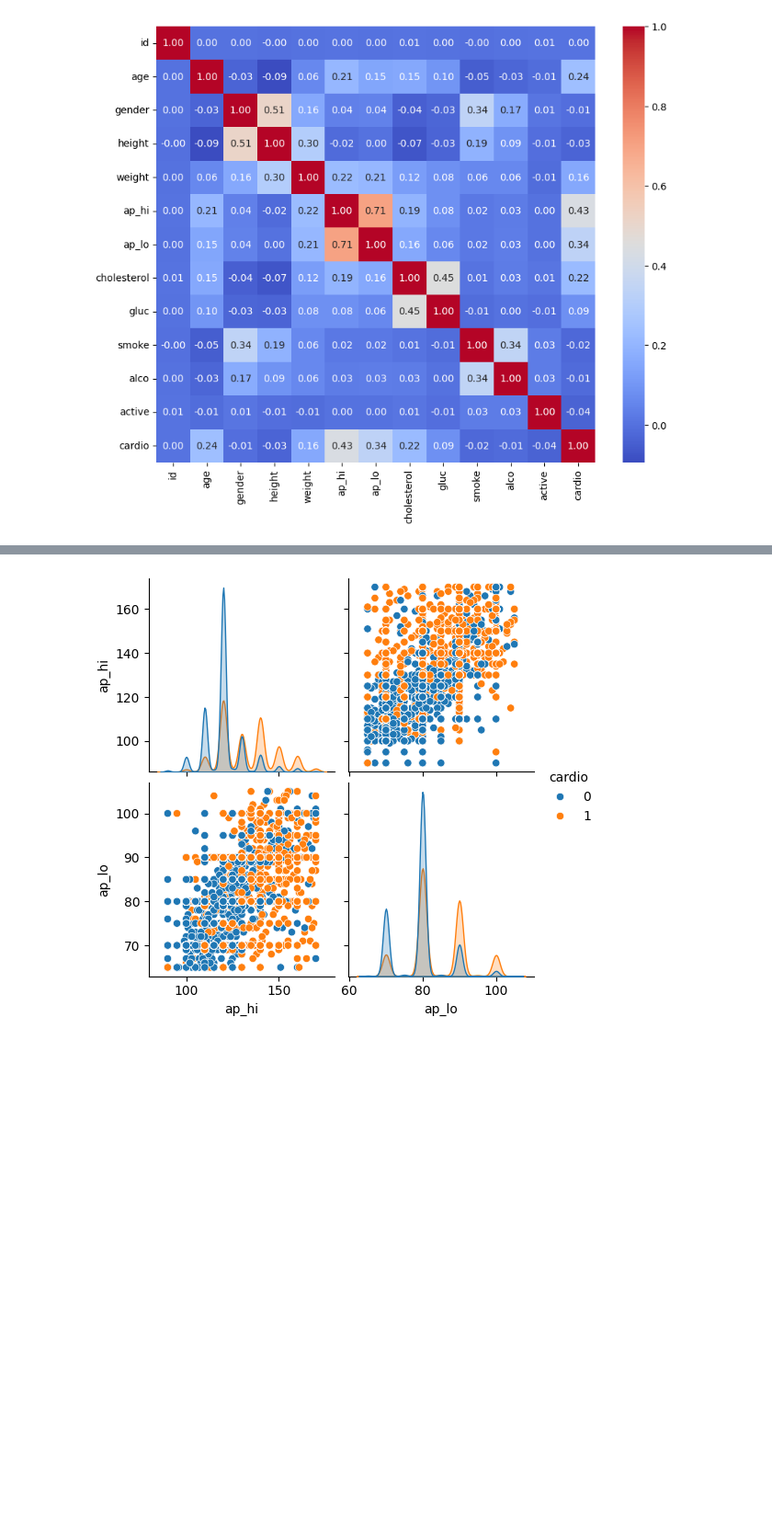
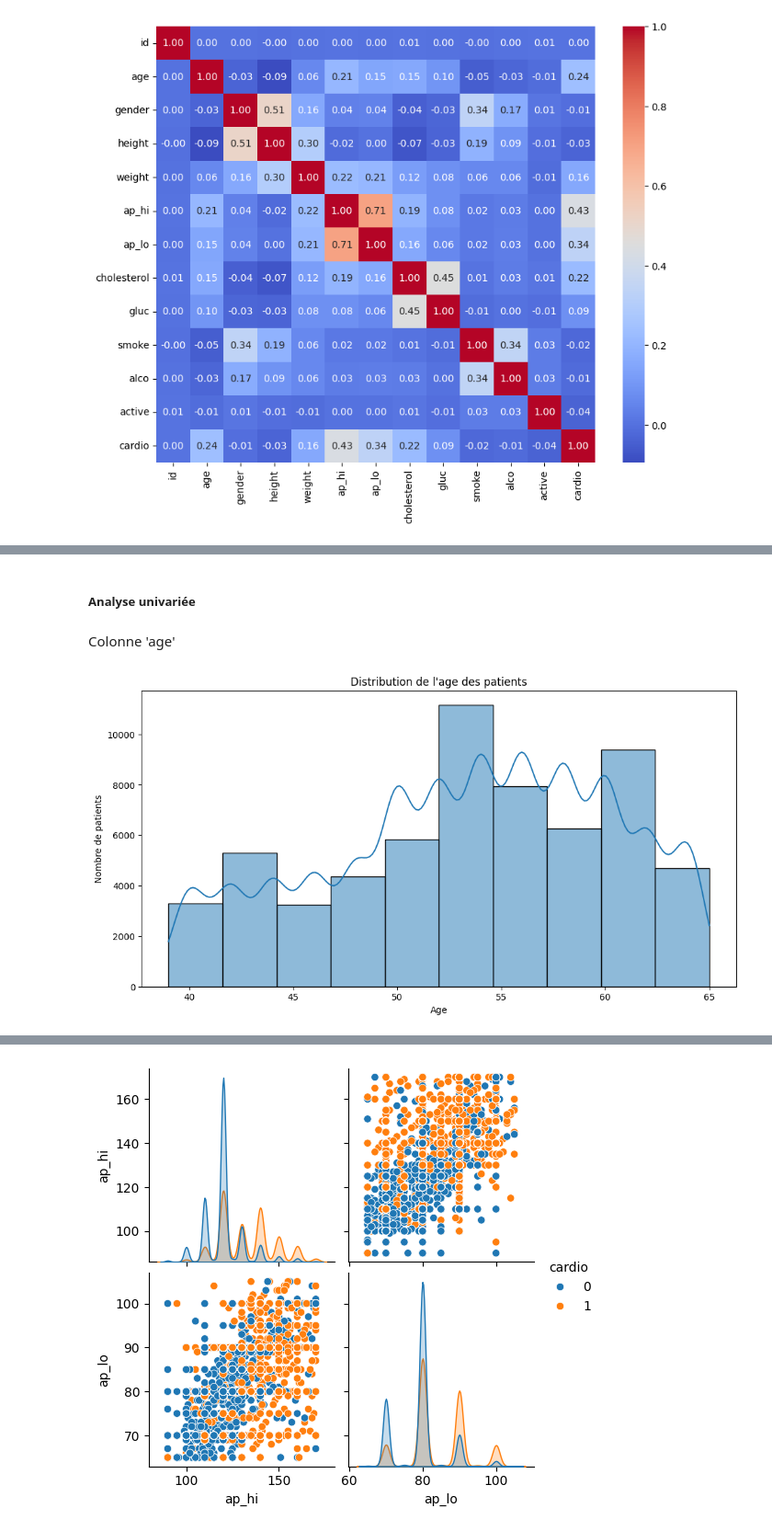
Before and after one commit to antonella-giovannetti/cardio-vasc-risks, a Jupyter notebook: Exploratory analysis.ipynb, the cells around one changed output, grey strips where cells are left out. Shown at 92% size. Drawn from its saved outputs; the diff is of its cells as text; code cells hidden in the pictures; blank space fills up the shorter version.

```diff
--- a/Exploratory analysis.ipynb
+++ b/Exploratory analysis.ipynb
@@ -304,0 +322,13 @@ plt.show()
+# %% [markdown]
+##### Analyse univariée
+# %% [markdown]
+Colonne 'age'
+# %%
+plt.figure(figsize=(12, 6))
+sns.histplot(df['age'], bins=10, kde=True)
+plt.title('Distribution de l\'age des patients')
+plt.xlabel('Age')
+plt.ylabel('Nombre de patients')
+plt.show()
+# %% [output]
+[figure, added]
```
Also changed, not shown: parts of 47 cells of this notebook.
